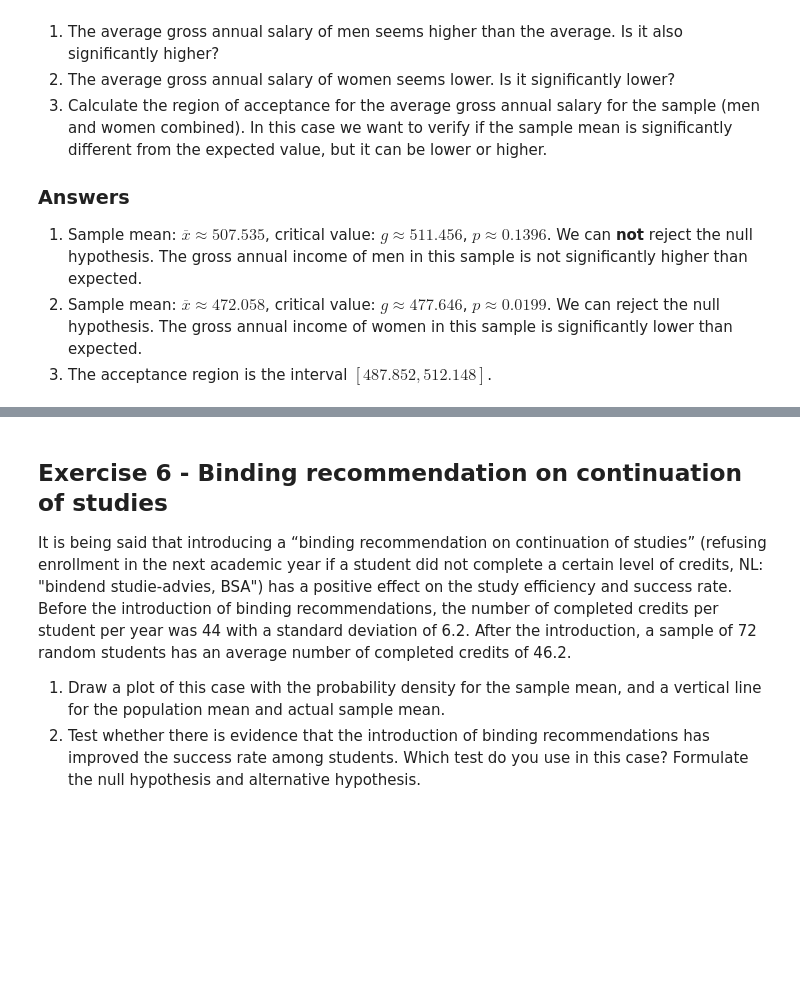
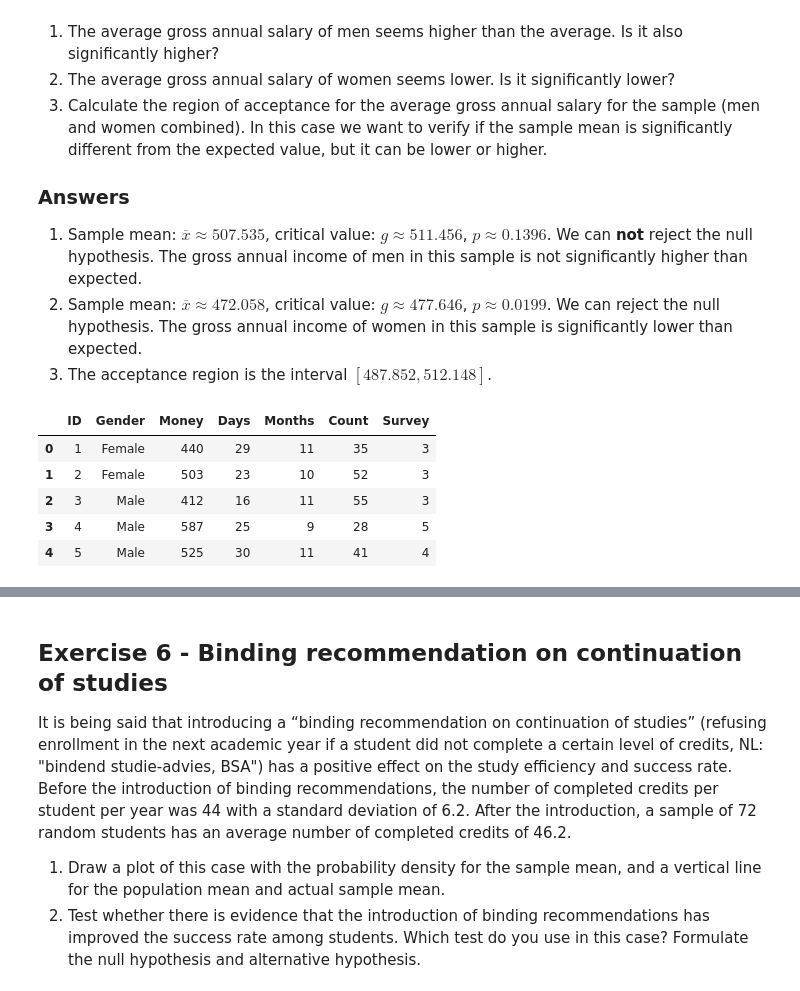
Before and after one commit to Elline-Angelica/Datascience-lab, a Jupyter notebook: 3-central-limit-testing/lab-3.04-hypothesis-testing.ipynb, the cells around one changed output, grey strips where cells are left out. Drawn from its saved outputs; the diff is of its cells as text; code cells hidden in the pictures; blank space fills up the shorter version.

```diff
--- a/3-central-limit-testing/lab-3.04-hypothesis-testing.ipynb
+++ b/3-central-limit-testing/lab-3.04-hypothesis-testing.ipynb
@@ -186,3 +253,13 @@ Use an appropriate statistical test to verify the statements below, usinge a sig
 1. Sample mean: $\overline{x} \approx 507.535$, critical value: $g \approx 511.456$, $p \approx 0.1396$. We can **not** reject the null hypothesis. The gross annual income of men in this sample is not significantly higher than expected.
 2. Sample mean: $\overline{x} \approx 472.058$, critical value: $g \approx 477.646$, $p \approx 0.0199$. We can reject the null hypothesis. The gross annual income of women in this sample is significantly lower than expected.
 3. The acceptance region is the interval $[487.852, 512.148]$.
+# %%
+ rlanders = pd.read_csv('https://raw.githubusercontent.com/HoGentTIN/dsai-labs/414ad0dfa83cd56e1d9ad2e4378b1f3f7847ecfc/data/rlanders.csv')
+ rlanders.head()
+# %% [output]
+|  | ID | Gender | Money | Days | Months | Count | Survey |
+| 0 | 1 | Female | 440 | 29 | 11 | 35 | 3 |
+| 1 | 2 | Female | 503 | 23 | 10 | 52 | 3 |
+| 2 | 3 | Male | 412 | 16 | 11 | 55 | 3 |
+| 3 | 4 | Male | 587 | 25 | 9 | 28 | 5 |
+| 4 | 5 | Male | 525 | 30 | 11 | 41 | 4 |
```
Also changed, not shown: parts of 39 cells of this notebook.
